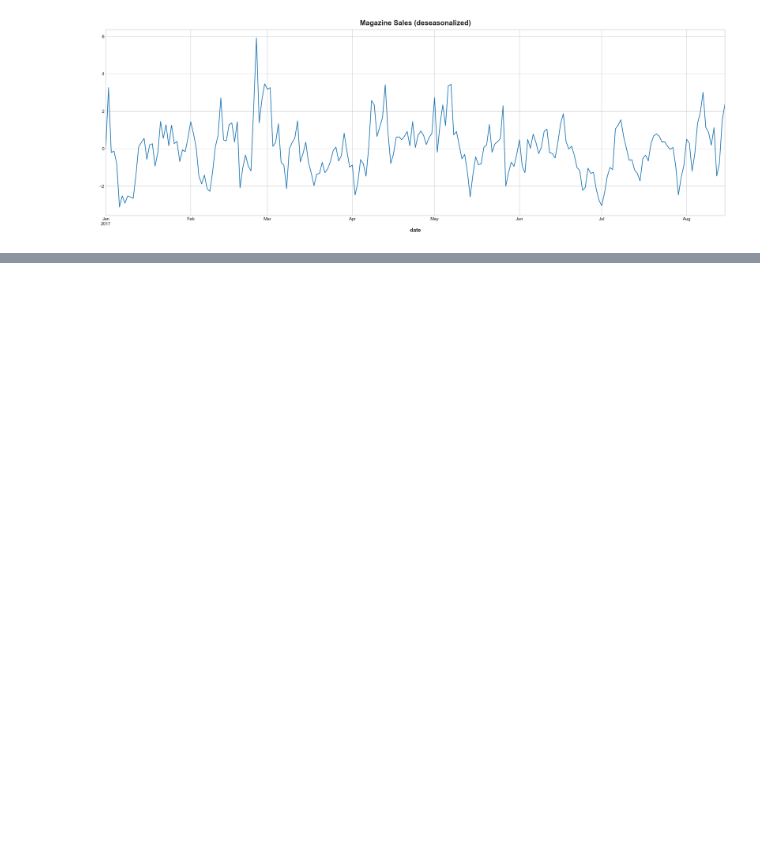
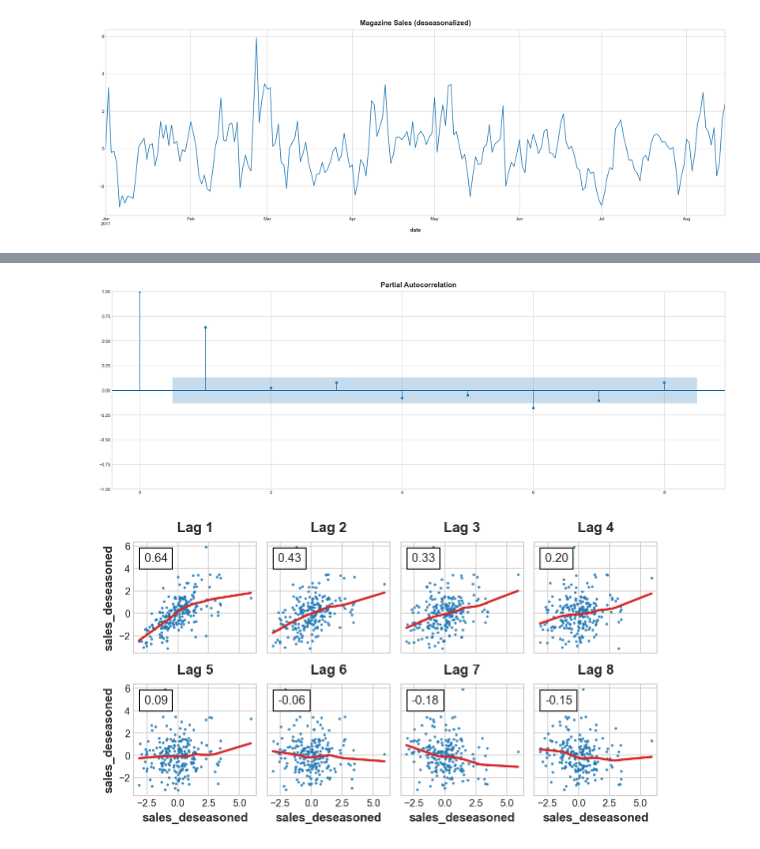
Before and after one commit to Krupenz/store-sales-forecasting, a Jupyter notebook: lags.ipynb, the cells around one changed output, grey strips where cells are left out. Cells and saved outputs as stored; diff of their text form; code cells hidden in the pictures; blank space fills up the shorter version.

```diff
--- a/lags.ipynb
+++ b/lags.ipynb
@@ -146,0 +153,6 @@ ax.set_title("Magazine Sales (deseasonalized)");
+# %%
+plot_pacf(y_deseason, lags=8);
+plot_lags(y_deseason, lags=8, nrows=2);
+# %% [output]
+[figure, added]
+[figure, added]
```
Also changed, not shown: parts of 3 cells of this notebook.
